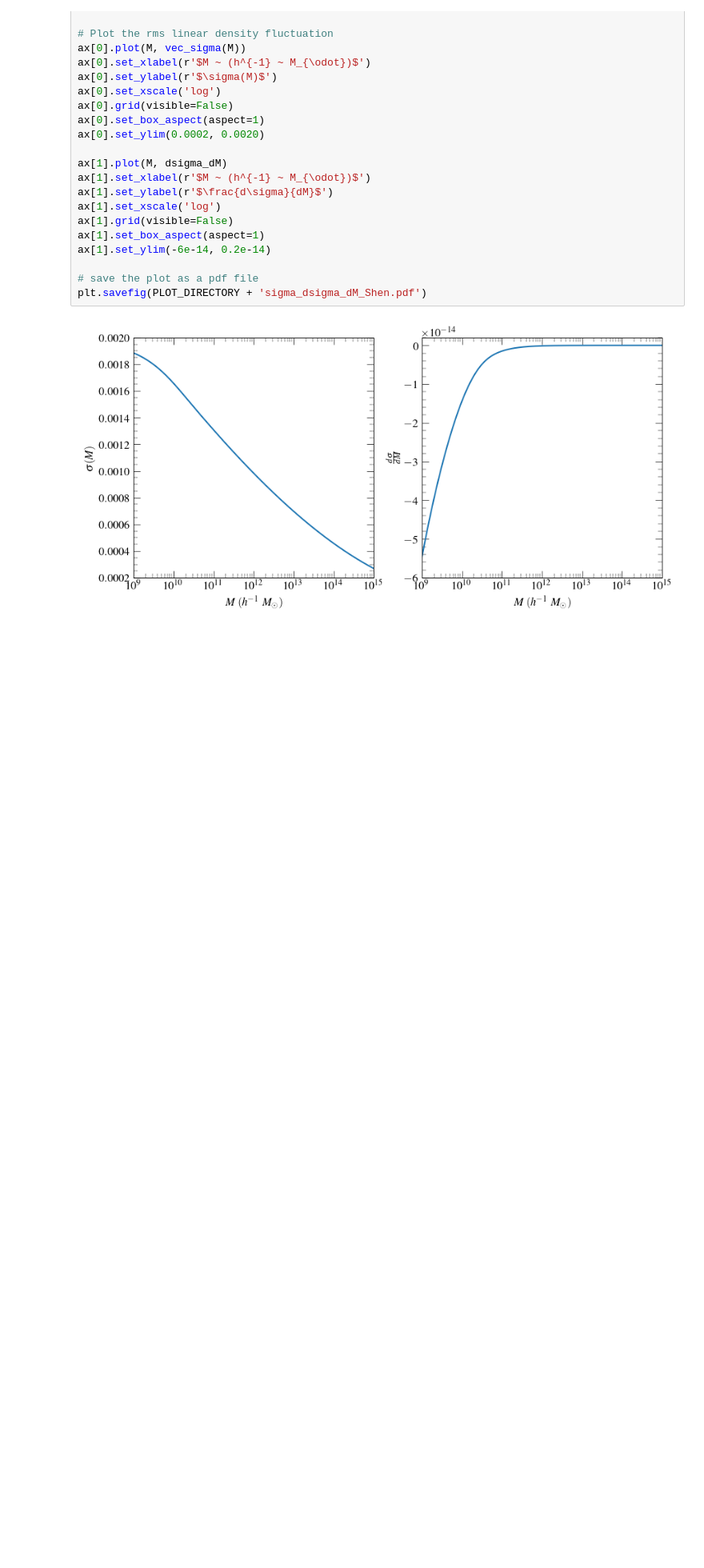
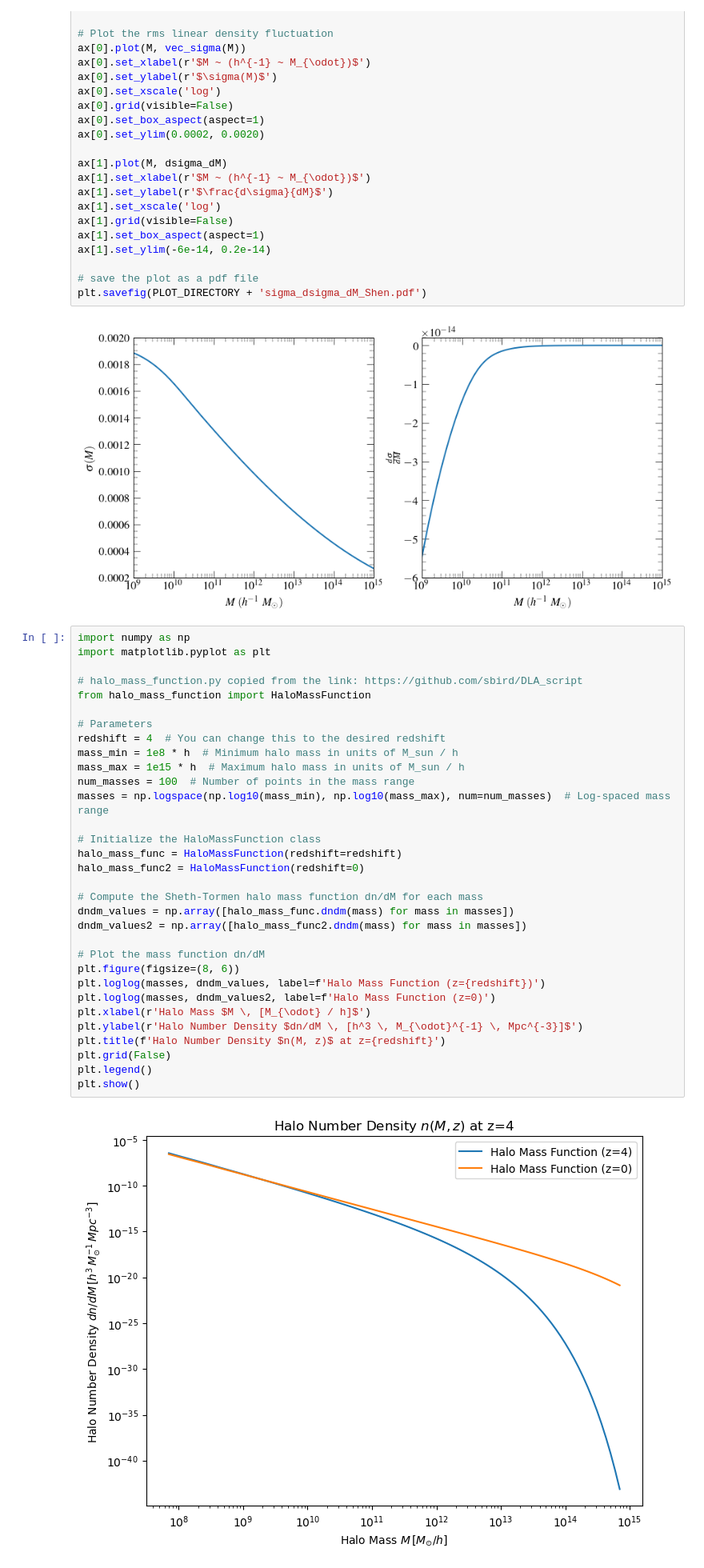
Before and after one commit to VibinRam/high-redshift-quasar-clustering, a Jupyter notebook: Halomass_duty_nb.ipynb, the cells around one changed output. Shown at 80% size. Cells and saved outputs as stored; diff of their text form; blank space fills up the shorter version.

Commit message:
A notebook file working on halo mass, duty cycle derivation from clustering data

```diff
--- a/Halomass_duty_nb.ipynb
+++ b/Halomass_duty_nb.ipynb
@@ -92,3 +92,37 @@ ax[1].set_ylim(-6e-14, 0.2e-14)
 plt.savefig(PLOT_DIRECTORY + 'sigma_dsigma_dM_Shen.pdf')
 # %% [output]
 [figure]
+# %%
+import numpy as np
+import matplotlib.pyplot as plt
+
+# halo_mass_function.py copied from the link: https://github.com/sbird/DLA_script
+from halo_mass_function import HaloMassFunction
+
+# Parameters
+redshift = 4  # You can change this to the desired redshift
+mass_min = 1e8 * h  # Minimum halo mass in units of M_sun / h
+mass_max = 1e15 * h  # Maximum halo mass in units of M_sun / h
+num_masses = 100  # Number of points in the mass range
+masses = np.logspace(np.log10(mass_min), np.log10(mass_max), num=num_masses)  # Log-spaced mass range
+
+# Initialize the HaloMassFunction class
+halo_mass_func = HaloMassFunction(redshift=redshift)
+halo_mass_func2 = HaloMassFunction(redshift=0)
+
+# Compute the Sheth-Tormen halo mass function dn/dM for each mass
+dndm_values = np.array([halo_mass_func.dndm(mass) for mass in masses])
+dndm_values2 = np.array([halo_mass_func2.dndm(mass) for mass in masses])
+
+# Plot the mass function dn/dM
+plt.figure(figsize=(8, 6))
+plt.loglog(masses, dndm_values, label=f'Halo Mass Function (z={redshift})')
+plt.loglog(masses, dndm_values2, label=f'Halo Mass Function (z=0)')
+plt.xlabel(r'Halo Mass $M \, [M_{\odot} / h]$')
+plt.ylabel(r'Halo Number Density $dn/dM \, [h^3 \, M_{\odot}^{-1} \, Mpc^{-3}]$')
+plt.title(f'Halo Number Density $n(M, z)$ at z={redshift}')
+plt.grid(False)
+plt.legend()
+plt.show()
+# %% [output]
+[figure, added]
```
Also changed, not shown: parts of 12 cells of this notebook.
